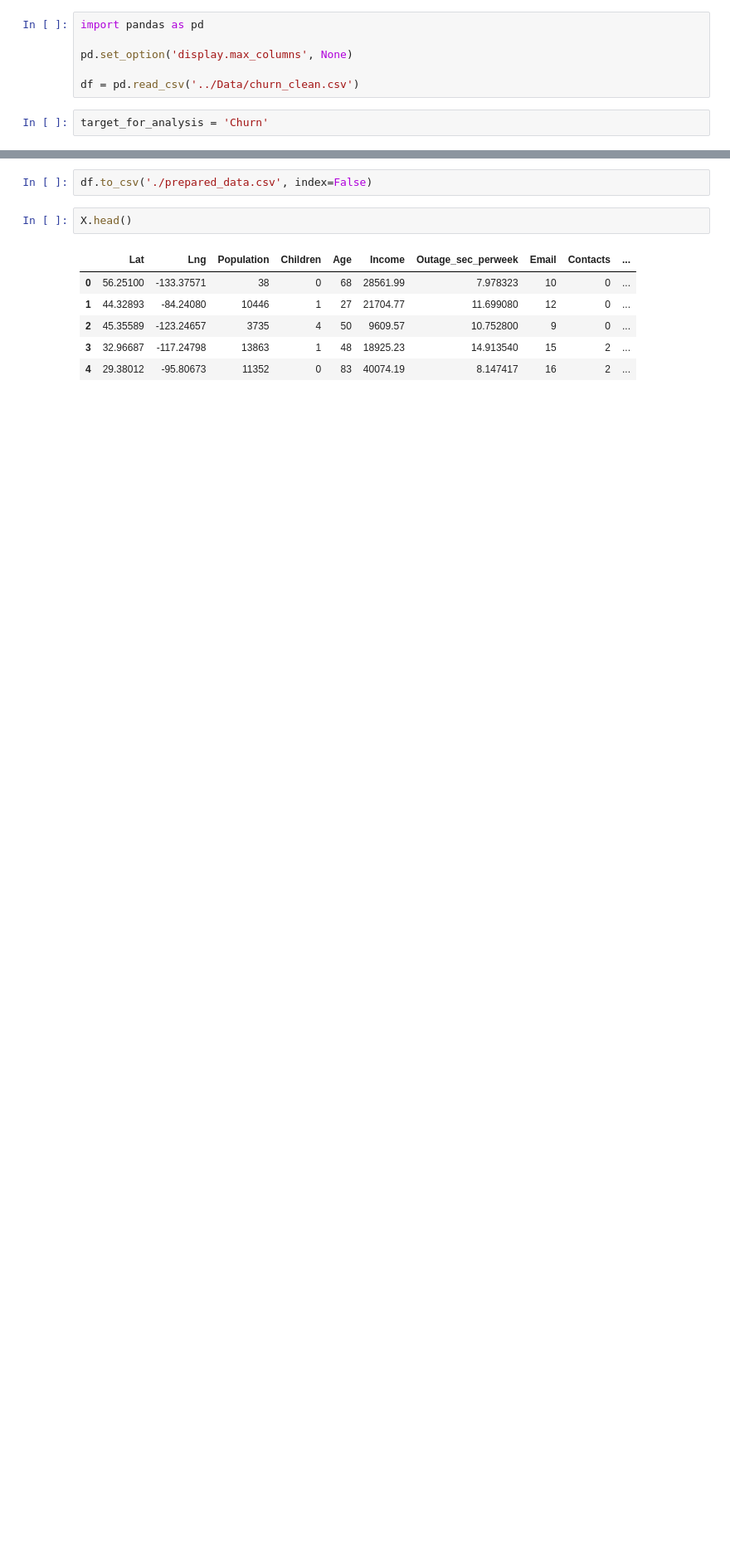
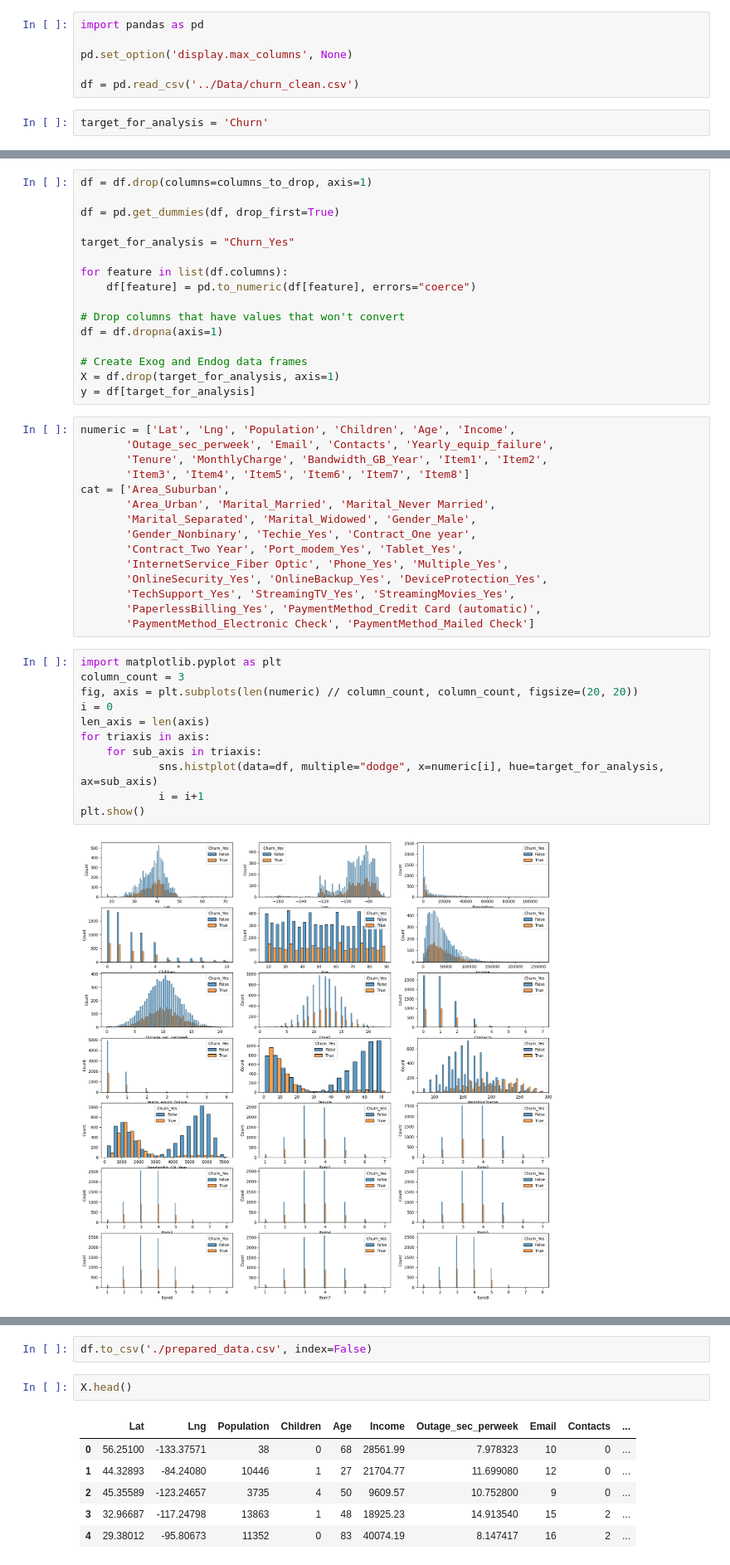
Before and after one commit to imwinters/D208, a Jupyter notebook: Task2/experiment.ipynb, the cells around one changed output, grey strips where cells are left out. Shown at 83% size. Drawn from its saved outputs; the diff is of its cells as text; blank space fills up the shorter version.

```diff
--- a/Task2/experiment.ipynb
+++ b/Task2/experiment.ipynb
@@ -45,0 +28,44 @@ y = df[target_for_analysis]
+# %%
+df = df.drop(columns=columns_to_drop, axis=1)
+
+df = pd.get_dummies(df, drop_first=True)
+
+target_for_analysis = "Churn_Yes"
+
+for feature in list(df.columns):
+    df[feature] = pd.to_numeric(df[feature], errors="coerce")
+
+# Drop columns that have values that won't convert
+df = df.dropna(axis=1)
+
+# Create Exog and Endog data frames
+X = df.drop(target_for_analysis, axis=1)
+y = df[target_for_analysis]
+# %%
+numeric = ['Lat', 'Lng', 'Population', 'Children', 'Age', 'Income',
+       'Outage_sec_perweek', 'Email', 'Contacts', 'Yearly_equip_failure',
+       'Tenure', 'MonthlyCharge', 'Bandwidth_GB_Year', 'Item1', 'Item2',
+       'Item3', 'Item4', 'Item5', 'Item6', 'Item7', 'Item8']
+cat = ['Area_Suburban',
+       'Area_Urban', 'Marital_Married', 'Marital_Never Married',
+       'Marital_Separated', 'Marital_Widowed', 'Gender_Male',
+       'Gender_Nonbinary', 'Techie_Yes', 'Contract_One year',
+       'Contract_Two Year', 'Port_modem_Yes', 'Tablet_Yes',
+       'InternetService_Fiber Optic', 'Phone_Yes', 'Multiple_Yes',
+       'OnlineSecurity_Yes', 'OnlineBackup_Yes', 'DeviceProtection_Yes',
+       'TechSupport_Yes', 'StreamingTV_Yes', 'StreamingMovies_Yes',
+       'PaperlessBilling_Yes', 'PaymentMethod_Credit Card (automatic)',
+       'PaymentMethod_Electronic Check', 'PaymentMethod_Mailed Check']
+# %%
+import matplotlib.pyplot as plt
+column_count = 3
+fig, axis = plt.subplots(len(numeric) // column_count, column_count, figsize=(20, 20))
+i = 0
+len_axis = len(axis)
+for triaxis in axis:
+    for sub_axis in triaxis:
+            sns.histplot(data=df, multiple="dodge", x=numeric[i], hue=target_for_analysis, ax=sub_axis)
+            i = i+1
+plt.show()
+# %% [output]
+[figure, added]
```
Also changed, not shown: parts of 22 cells of this notebook, 1 other file.
